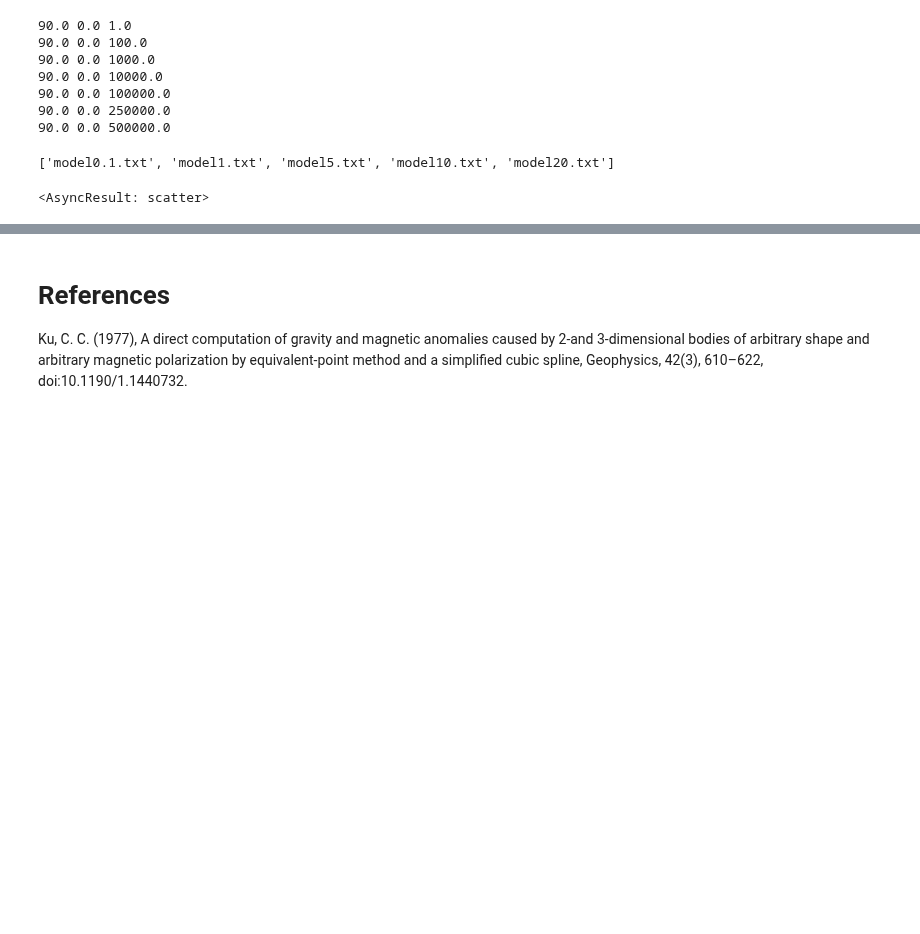
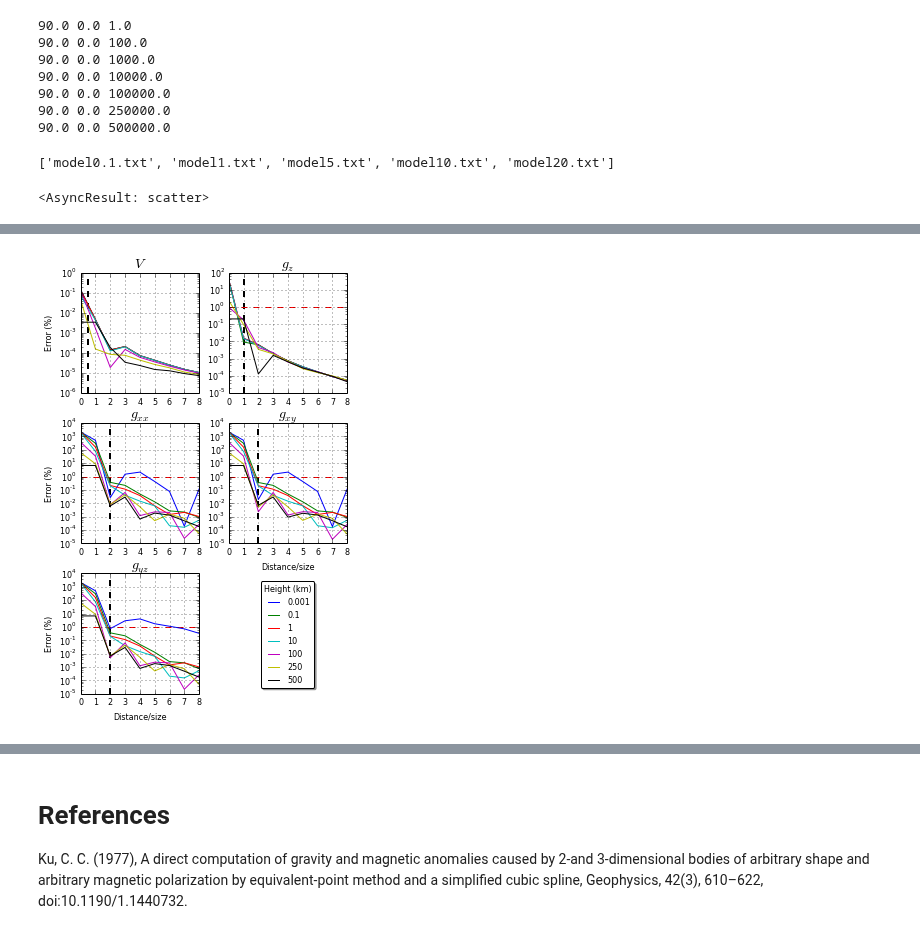
Before and after one commit to pinga-lab/paper-tesseroids, a Jupyter notebook: notebooks/tesseroid_vs_spherical_shell.ipynb, the cells around one changed output, grey strips where cells are left out. Saved outputs shown, nothing was run; the diff lists cells and outputs as text; code cells hidden in the pictures; blank space fills up the shorter version.

```diff
--- a/notebooks/tesseroid_vs_spherical_shell.ipynb
+++ b/notebooks/tesseroid_vs_spherical_shell.ipynb
@@ -275,0 +286,4 @@ plt.xlabel('Distance/size')
+# %%
+plot_per_size(data, 5)
+# %% [output]
+[figure, added]
```
Also changed, not shown: parts of 12 cells of this notebook, 2 other files.
